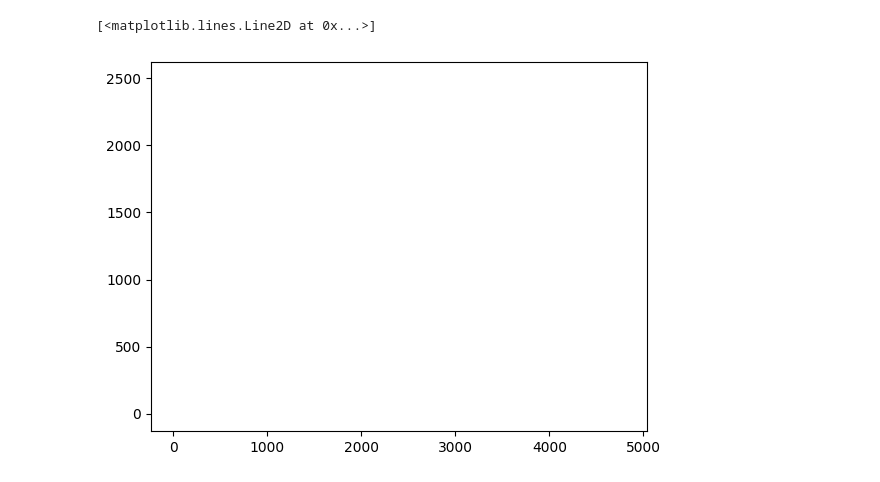
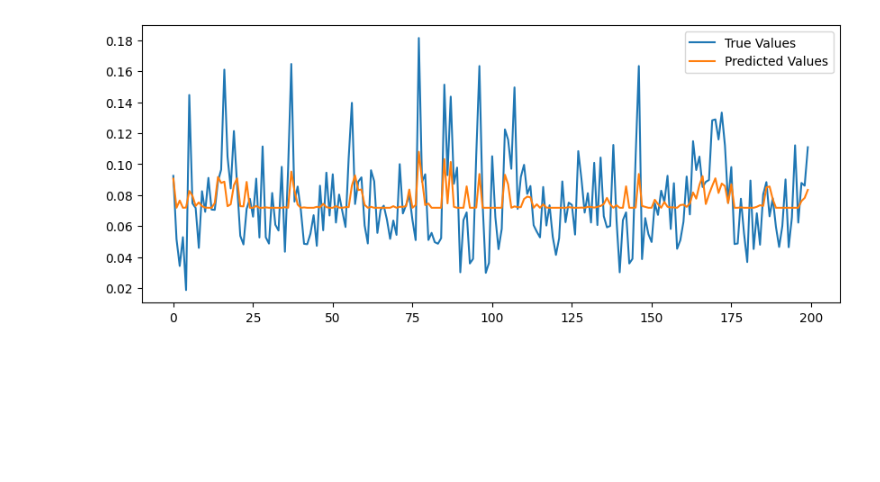
Before and after one commit to Rallermus/AppML-Final-Project, a Jupyter notebook: Rasmus/XGBoostRasmus.ipynb, the cells around one changed output. Drawn from its saved outputs; the diff is of its cells as text; code cells hidden in the pictures; blank space fills up the shorter version.

```diff
--- a/Rasmus/XGBoostRasmus.ipynb
+++ b/Rasmus/XGBoostRasmus.ipynb
@@ -178,7 +133,0 @@ plt.show()
-# %%
-import matplotlib.pyplot as plt
-import pandas as pd
-susfile = pd.read_csv('/Users/rasmus/Desktop/Fysik/AppliedML2026/Final_project_data/data/ML_data/NBI/FDM data/Arrivals/Nuuk Dep_ 224411_OY-GRP_10_11_25_00_09.csv')
-# %% [output]
-[<matplotlib.lines.Line2D at 0x...>]
-[figure, removed]
@@ -187,0 +134,9 @@ plt.plot(susfile[]']
+# %%
+x_axis = np.arange(len(y_test))
+plt.figure(figsize=(10,4))
+plt.plot(x_axis[:200], y_test[:200], label='True Values')
+plt.plot(x_axis[:200], y_pred_test[:200], label='Predicted Values')
+plt.legend()
+plt.show()
+# %% [output]
+[figure, added]
```
Also changed, not shown: parts of 10 cells of this notebook, 9 other files.
